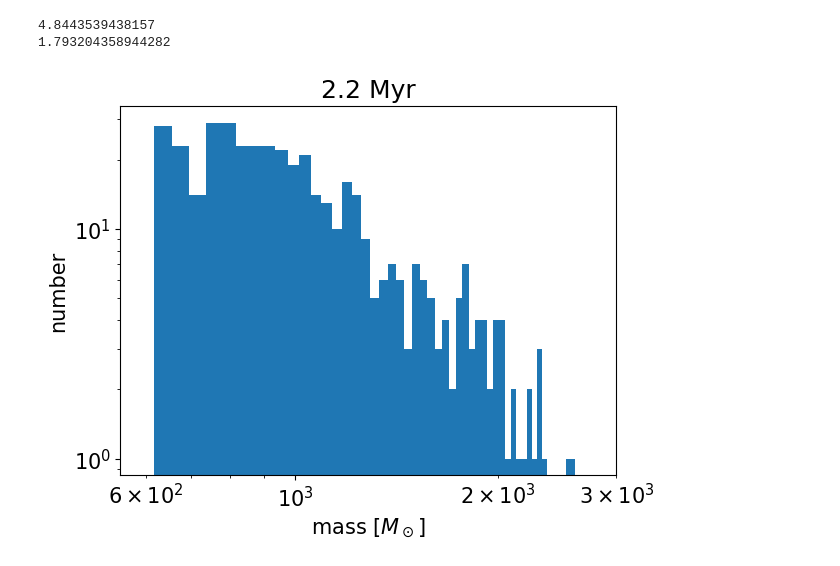
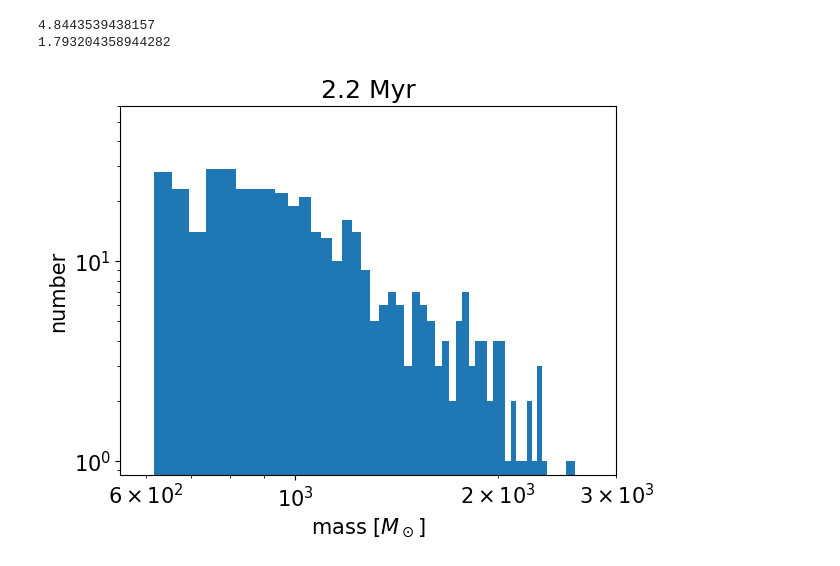
Before and after one commit to kotora260/StarGen, a Jupyter notebook: dendro2D_2800.ipynb, the cells around one changed output. Cells and saved outputs as stored; diff of their text form; code cells hidden in the pictures.

```diff
--- a/dendro2D_2800.ipynb
+++ b/dendro2D_2800.ipynb
@@ -405,20 +405,21 @@ print(branch_vir_ave)
 # %%
 trunk_index = 0
 
 trunk_structure = dendro_2800[trunk_index]
 trunk_mask = trunk_structure.get_mask()
 
 trunk_intensities = int_map_2800[trunk_mask] / 0.65
 
 plt.figure()
 plt.hist(trunk_intensities.flatten(), bins=50, log=True)
 plt.xscale('log')
 plt.xlim(550, 3000)
+plt.ylim(0, 60)
 
 plt.rcParams["font.size"] = 15
 plt.title('2.2 Myr')
 plt.xlabel('mass [$M_\odot$]')
 plt.ylabel('number')
 plt.savefig('trunk_int_2800', bbox_inches='tight')
 # %% [output]
-[figure, old version]
+[figure, new version]
```
Also changed, not shown: 7 other files.
